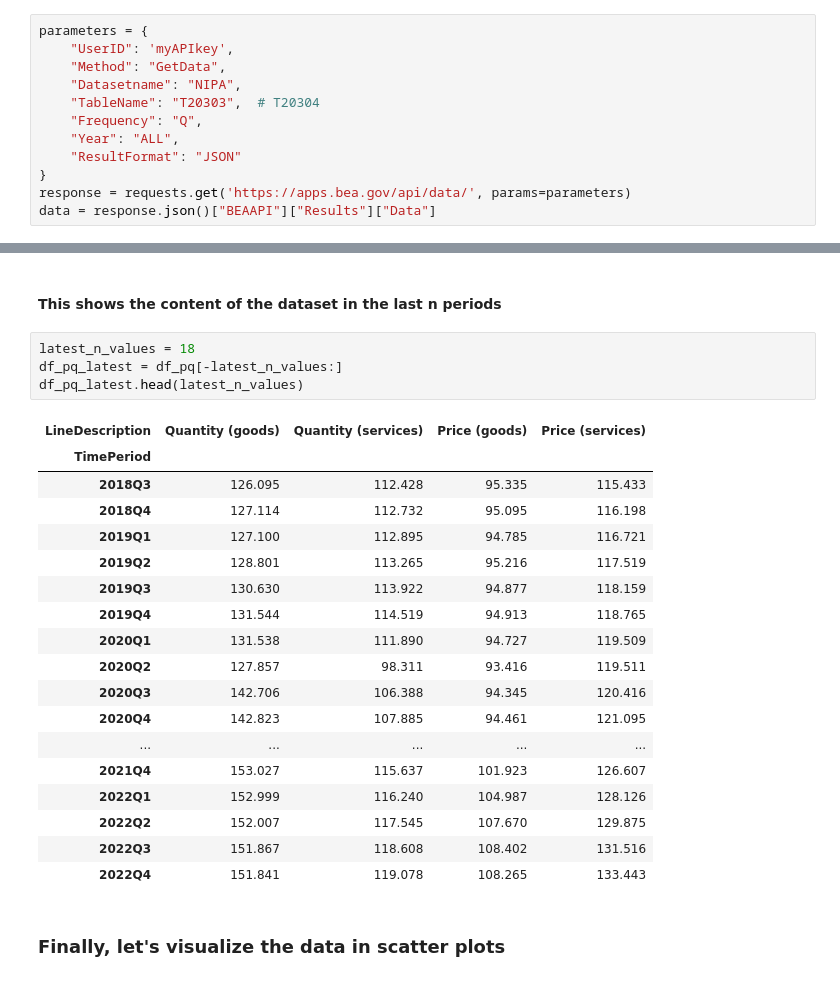
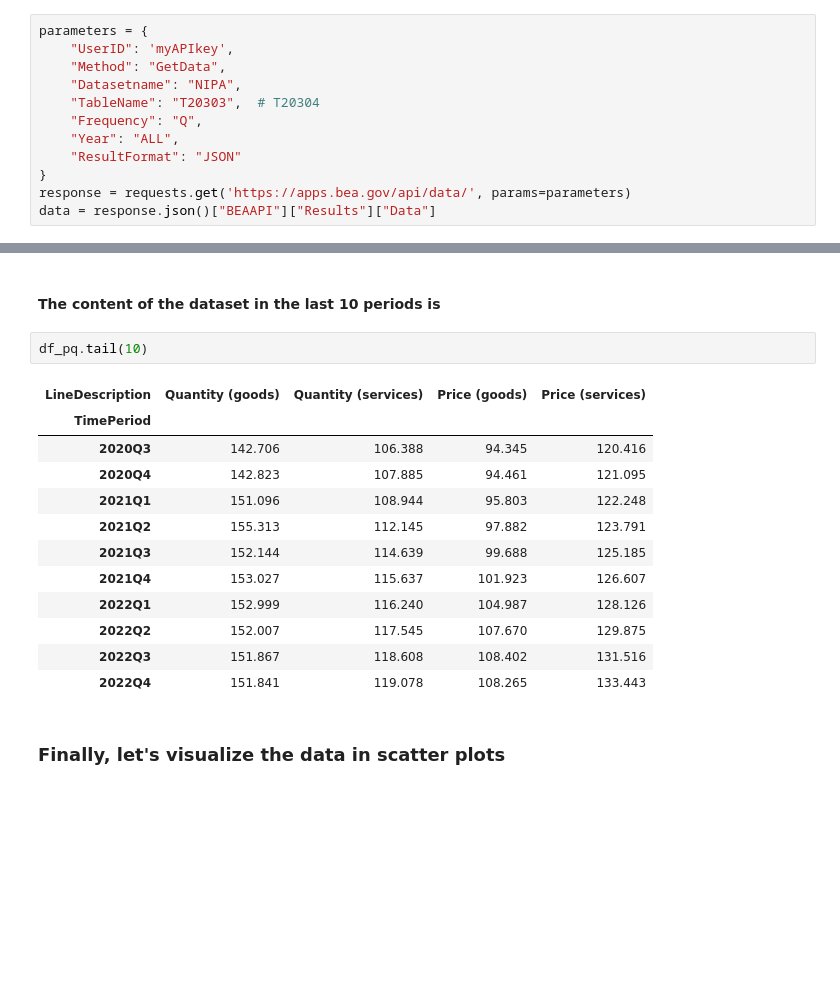
Before and after one commit to agurgone/bea_goods_services, a Jupyter notebook: BEA_pq_scatter.ipynb, the cells around one changed output, grey strips where cells are left out. Cells and saved outputs as stored; diff of their text form; blank space fills up the shorter version.

```diff
--- a/BEA_pq_scatter.ipynb
+++ b/BEA_pq_scatter.ipynb
@@ -64,28 +89,20 @@ df_pq['Price (services)'] = df_price['Services']
 # %% [markdown]
-#### This shows the content of the dataset in the last n periods
+#### The content of the dataset in the last 10 periods is
-# %%
-latest_n_values = 18
-df_pq_latest = df_pq[-latest_n_values:]
-df_pq_latest.head(latest_n_values)
-# %% [output]
-| LineDescription | Quantity (goods) | Quantity (services) | Price (goods) | Price (services) |
-| TimePeriod |  |  |  |  |
-| 2018Q3 | 126.095 | 112.428 | 95.335 | 115.433 |
-| 2018Q4 | 127.114 | 112.732 | 95.095 | 116.198 |
-| 2019Q1 | 127.100 | 112.895 | 94.785 | 116.721 |
-| 2019Q2 | 128.801 | 113.265 | 95.216 | 117.519 |
-| 2019Q3 | 130.630 | 113.922 | 94.877 | 118.159 |
-| 2019Q4 | 131.544 | 114.519 | 94.913 | 118.765 |
-| 2020Q1 | 131.538 | 111.890 | 94.727 | 119.509 |
-| 2020Q2 | 127.857 | 98.311 | 93.416 | 119.511 |
-| 2020Q3 | 142.706 | 106.388 | 94.345 | 120.416 |
-| 2020Q4 | 142.823 | 107.885 | 94.461 | 121.095 |
-| ... | ... | ... | ... | ... |
-| 2021Q4 | 153.027 | 115.637 | 101.923 | 126.607 |
-| 2022Q1 | 152.999 | 116.240 | 104.987 | 128.126 |
-| 2022Q2 | 152.007 | 117.545 | 107.670 | 129.875 |
-| 2022Q3 | 151.867 | 118.608 | 108.402 | 131.516 |
-| 2022Q4 | 151.841 | 119.078 | 108.265 | 133.443 |
+# %%
+df_pq.tail(10)
+# %% [output]
+| LineDescription | Quantity (goods) | Quantity (services) | Price (goods) | Price (services) |
+| TimePeriod |  |  |  |  |
+| 2020Q3 | 142.706 | 106.388 | 94.345 | 120.416 |
+| 2020Q4 | 142.823 | 107.885 | 94.461 | 121.095 |
+| 2021Q1 | 151.096 | 108.944 | 95.803 | 122.248 |
+| 2021Q2 | 155.313 | 112.145 | 97.882 | 123.791 |
+| 2021Q3 | 152.144 | 114.639 | 99.688 | 125.185 |
+| 2021Q4 | 153.027 | 115.637 | 101.923 | 126.607 |
+| 2022Q1 | 152.999 | 116.240 | 104.987 | 128.126 |
+| 2022Q2 | 152.007 | 117.545 | 107.670 | 129.875 |
+| 2022Q3 | 151.867 | 118.608 | 108.402 | 131.516 |
+| 2022Q4 | 151.841 | 119.078 | 108.265 | 133.443 |
 # %% [markdown]
 ### Finally, let's visualize the data in scatter plots
 # %%
```
Also changed, not shown: parts of 4 cells of this notebook.
